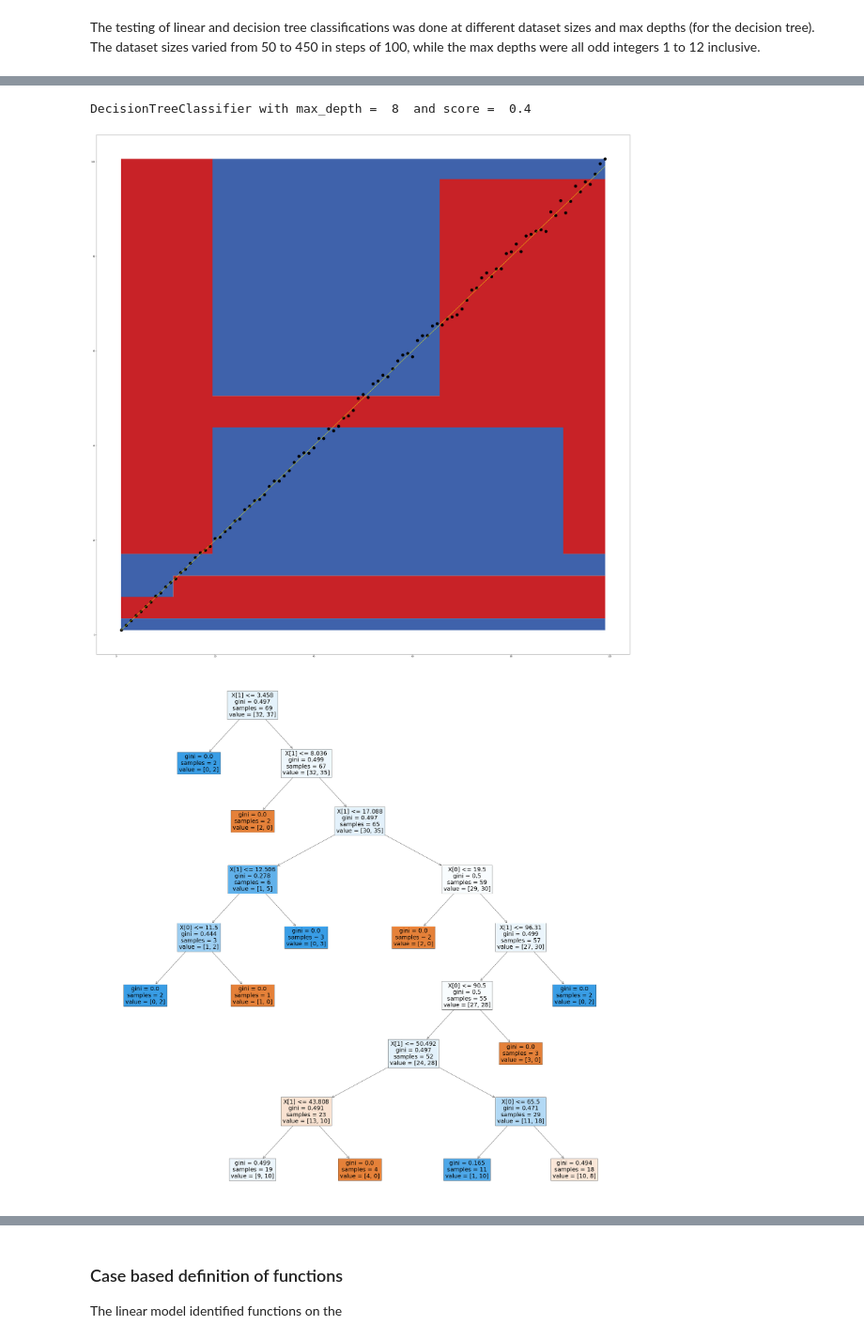
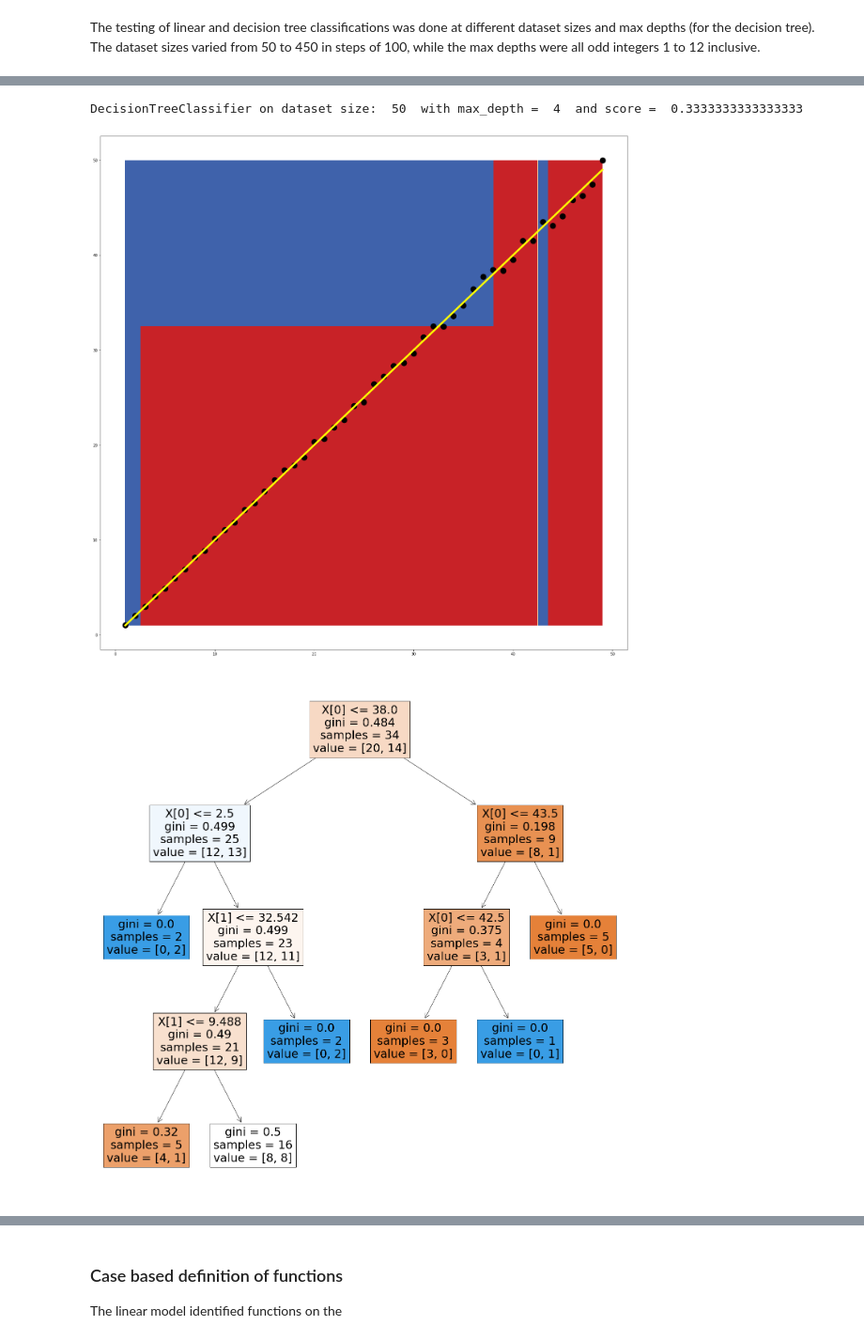
Before and after one commit to bluewater18/ml, a Jupyter notebook: mme88.ipynb, the cells around one changed output, grey strips where cells are left out. Shown: that part at 94% size. Cells and saved outputs as stored; diff of their text form; code cells hidden in the pictures.

```diff
--- a/mme88.ipynb
+++ b/mme88.ipynb
@@ -16,7 +16,9 @@ from sklearn.preprocessing import StandardScaler
 from sklearn.tree import DecisionTreeClassifier, plot_tree
 from matplotlib.pylab import rcParams
 
-rcParams['figure.figsize'] = 50,50
+#settings
+random.seed( 5577993311 )
+# rcParams['figure.figsize'] = 25,25
 # %% [markdown]
 Several helper functions were created:
 - get_average
@@ -310,38 +321,42 @@ the others being very high. Conversely the decsion tree fluctuates between 0.4 a
 between the score and dataset size or max depth.
 # %%
-x, y = create_dataset(100)
-m_d = 8
+d_size = 50
+m_d = 4
+x, y = create_dataset(d_size)
+
 x_train, x_test, y_train, y_test = train_test_split(x, y, test_size=0.3, random_state=0)
 d_tree = tree.DecisionTreeClassifier(max_depth=m_d)
 d_tree = d_tree.fit(x_train, y_train)
 d_tree_predict = d_tree.predict(x_test)
 #d_tree_accuracy = accuracy_score(y_test, d_tree_predict)
 score = d_tree.score(x_test, y_test)
-print('DecisionTreeClassifier with max_depth = ',m_d ,' and score = ', score)
-#PLOT THE DTREE BOUNDARY
+print('DecisionTreeClassifier on dataset size ',d_size, ' with max_depth = ',m_d ,' and score = ', score)
+# PLOT THE DTREE BOUNDARY
+# Code adjusted from https://scikit-learn.org/0.15/auto_examples/tree/plot_iris.html
 plot_step = 0.02
 X=x
 Y=y
 x_min, x_max = min([a for a,_ in x]), max([a for a,_ in x])
 y_min, y_max = min([a for _,a in x]), max([a for _,a in x])
 xx, yy = np.meshgrid(np.arange(x_min, x_max, plot_step),
 np.arange(y_min, y_max, plot_step))
 plt.tight_layout(h_pad=0.5, w_pad=0.5, pad=2.5)
 Z = d_tree.predict(np.c_[xx.ravel(), yy.ravel()])
 Z = Z.reshape(xx.shape)
 cs = plt.contourf(xx, yy, Z, cmap=plt.cm.RdYlBu)
 
 #Plot points
-i = range(1,100,1)
+print('The graph below plots the datapoints (black) against the line y=x which separates the positive and negative classes, along with the decision boundary of a decision tree classifier.')
+i = range(1,d_size)
 plt.scatter([a for a,_ in x], [a for _,a in x], color='black', linewidths=10 )
-plt.plot(i,i, color='yellow')
+plt.plot(i,i, color='yellow', linewidth=5)
 plt.xticks()
 plt.yticks()
 plt.figure()
 plot_tree(d_tree, filled=True, fontsize=30)
 plt.show()
 # %% [output]
-DecisionTreeClassifier with max_depth =  8  and score =  0.4
+DecisionTreeClassifier on dataset size:  50  with max_depth =  4  and score =  0.3333333333333333
-[figure, old version]
+[figure, new version]
-[figure, old version]
+[figure, new version]
 # %% [markdown]
```
Also changed, not shown: parts of 18 cells of this notebook.
